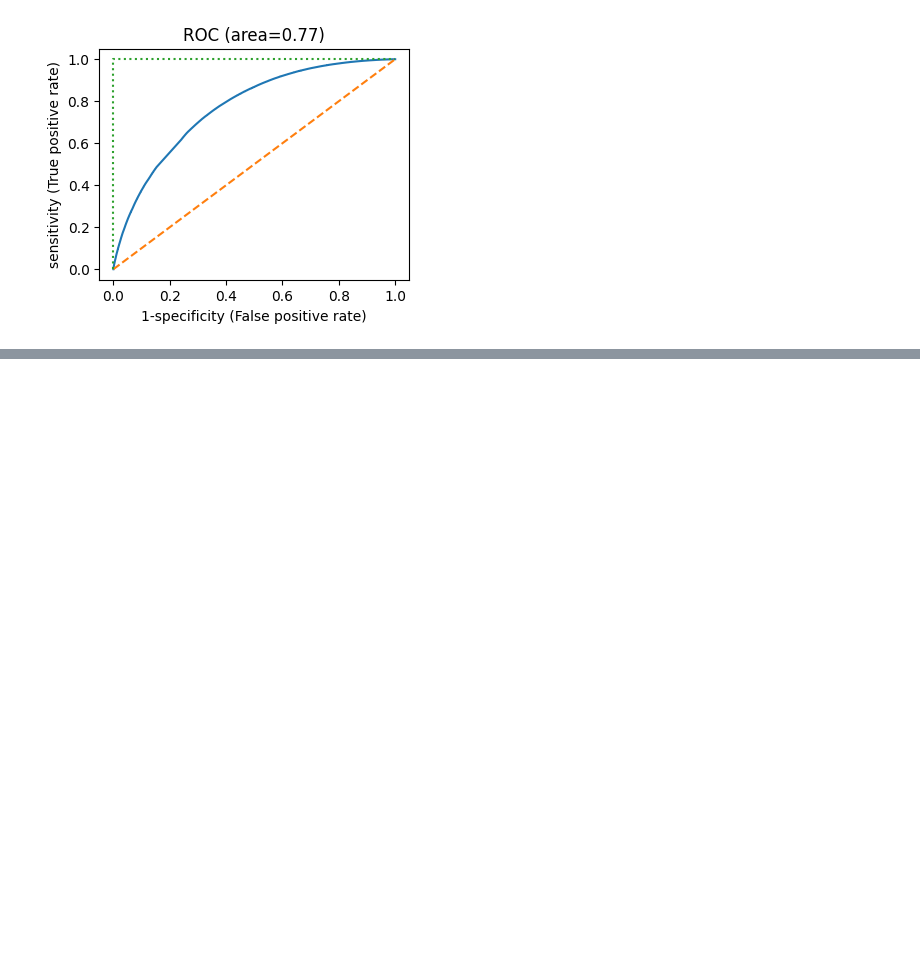
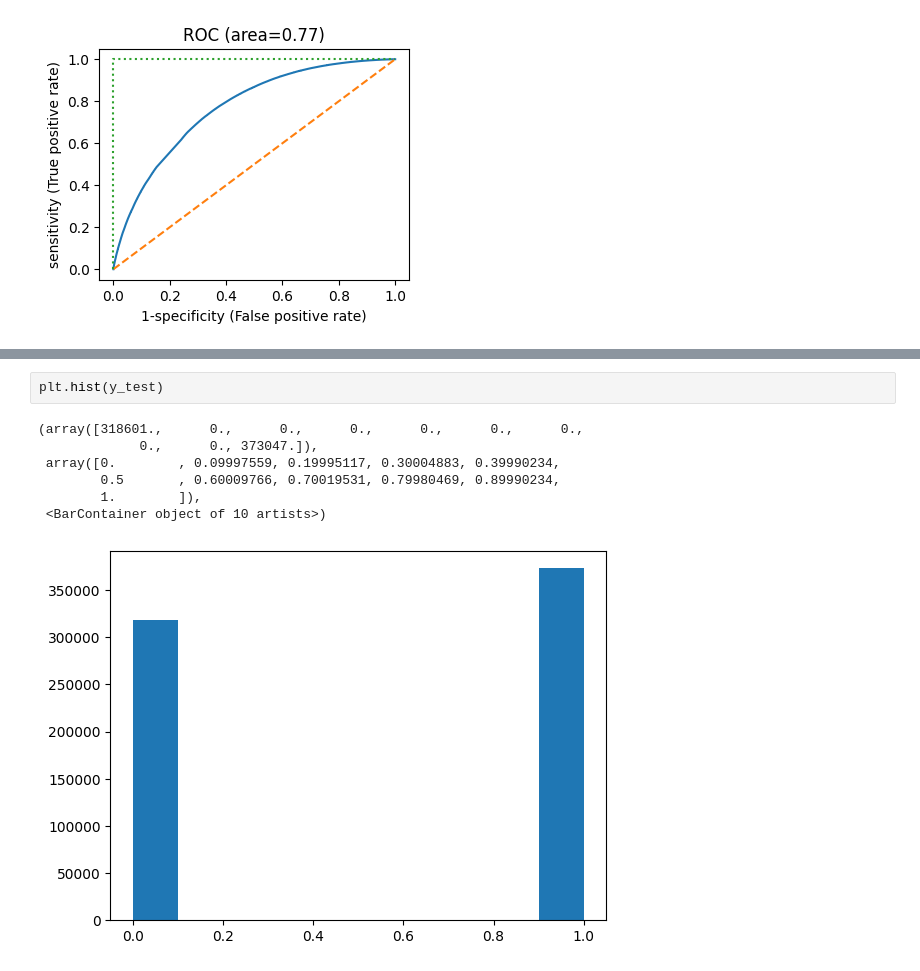
Before and after one commit to Tiezhengyuan/ml_epitope, a Jupyter notebook: src/ANN.ipynb, the cells around one changed output, grey strips where cells are left out. Cells and saved outputs as stored; diff of their text form; blank space fills up the shorter version.

```diff
--- a/src/ANN.ipynb
+++ b/src/ANN.ipynb
@@ -223,0 +223,10 @@ model
+# %%
+plt.hist(y_test)
+# %% [output]
+(array([318601.,      0.,      0.,      0.,      0.,      0.,      0.,
+             0.,      0., 373047.]),
+ array([0.        , 0.09997559, 0.19995117, 0.30004883, 0.39990234,
+        0.5       , 0.60009766, 0.70019531, 0.79980469, 0.89990234,
+        1.        ]),
+ <BarContainer object of 10 artists>)
+[figure, added]
```
Also changed, not shown: parts of 7 cells of this notebook, 3 other files.
